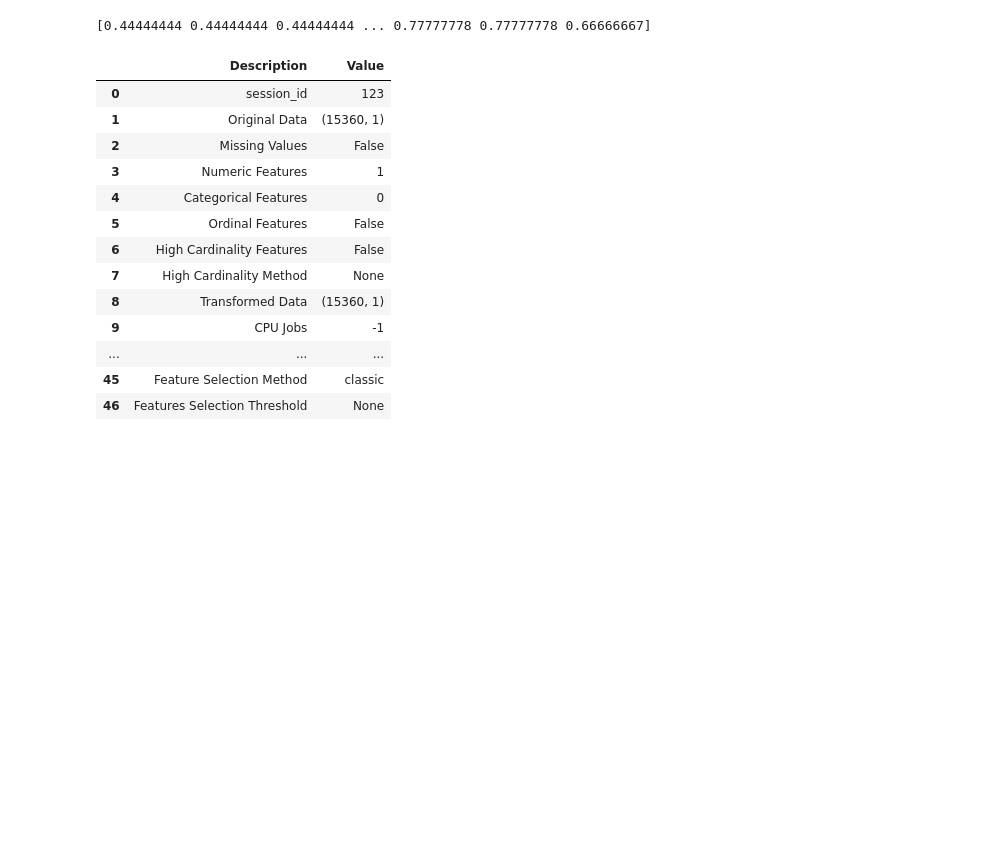
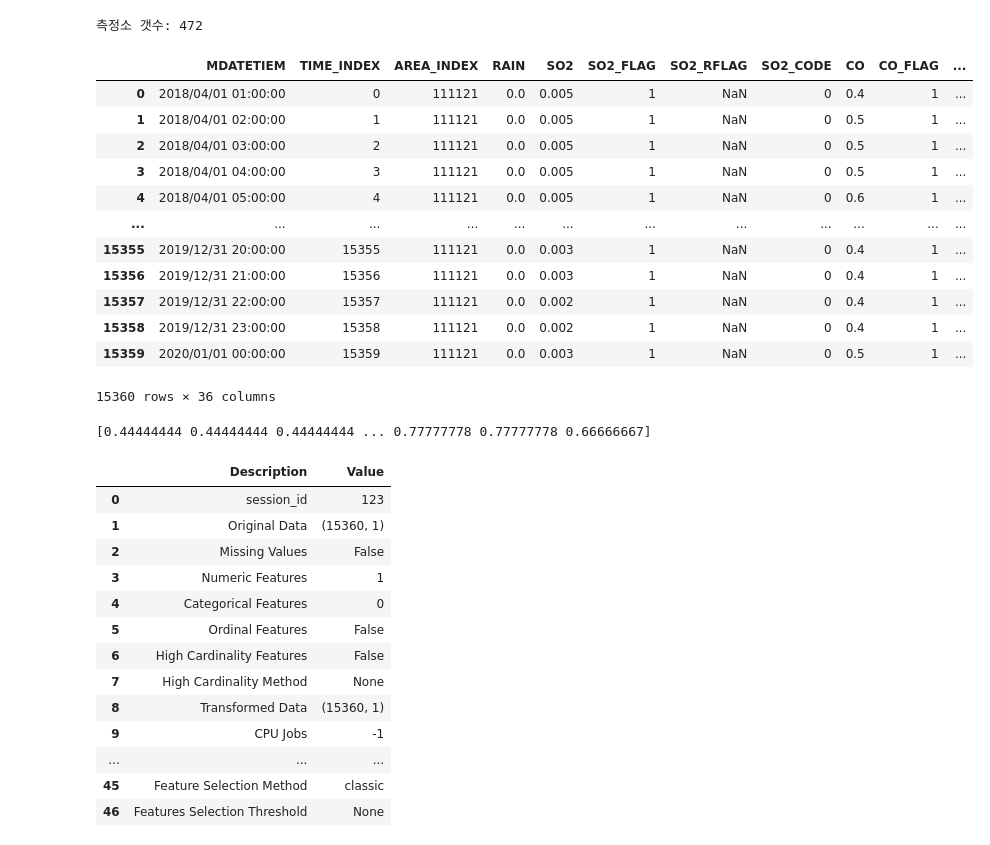
Before and after one commit to Yanghojun/Juneer_deeplearning_cookbook, a Jupyter notebook: evaluate_pycaret.ipynb, the cells around one changed output. Drawn from its saved outputs; the diff is of its cells as text; code cells hidden in the pictures; blank space fills up the shorter version.

```diff
--- a/evaluate_pycaret.ipynb
+++ b/evaluate_pycaret.ipynb
@@ -17,6 +17,7 @@ with gzip.open('./data/NIER_dataset/pycaret_' + ele_name + '_' + str(size) + '.p
 
 with gzip.open('./data/NIER_dataset/super_MAIN.pickle') as f:
     train_data = pickle.load(f)
+    ori_data = train_data
 
 train_data = train_data[111121]
 train_data = train_data[ele_name]
@@ -23,3 +44,22 @@ train_data = train_data[ele_name]
+# %%
+print(f"측정소 갯수: {len(ori_data.keys())}")
+
+ori_data[111121]
+# %% [output]
+측정소 갯수: 472
+|  | MDATETIEM | TIME_INDEX | AREA_INDEX | RAIN | SO2 | SO2_FLAG | SO2_RFLAG | SO2_CODE | CO | CO_FLAG | ... |
+| 0 | 2018/04/01 01:00:00 | 0 | 111121 | 0.0 | 0.005 | 1 | NaN | 0 | 0.4 | 1 | ... |
+| 1 | 2018/04/01 02:00:00 | 1 | 111121 | 0.0 | 0.005 | 1 | NaN | 0 | 0.5 | 1 | ... |
+| 2 | 2018/04/01 03:00:00 | 2 | 111121 | 0.0 | 0.005 | 1 | NaN | 0 | 0.5 | 1 | ... |
+| 3 | 2018/04/01 04:00:00 | 3 | 111121 | 0.0 | 0.005 | 1 | NaN | 0 | 0.5 | 1 | ... |
+| 4 | 2018/04/01 05:00:00 | 4 | 111121 | 0.0 | 0.005 | 1 | NaN | 0 | 0.6 | 1 | ... |
+| ... | ... | ... | ... | ... | ... | ... | ... | ... | ... | ... | ... |
+| 15355 | 2019/12/31 20:00:00 | 15355 | 111121 | 0.0 | 0.003 | 1 | NaN | 0 | 0.4 | 1 | ... |
+| 15356 | 2019/12/31 21:00:00 | 15356 | 111121 | 0.0 | 0.003 | 1 | NaN | 0 | 0.4 | 1 | ... |
+| 15357 | 2019/12/31 22:00:00 | 15357 | 111121 | 0.0 | 0.002 | 1 | NaN | 0 | 0.4 | 1 | ... |
+| 15358 | 2019/12/31 23:00:00 | 15358 | 111121 | 0.0 | 0.002 | 1 | NaN | 0 | 0.4 | 1 | ... |
+| 15359 | 2020/01/01 00:00:00 | 15359 | 111121 | 0.0 | 0.003 | 1 | NaN | 0 | 0.5 | 1 | ... |
+15360 rows × 36 columns
 # %%
 x = train_data.values
 
```
Also changed, not shown: parts of 4 cells of this notebook, 7 other files.
